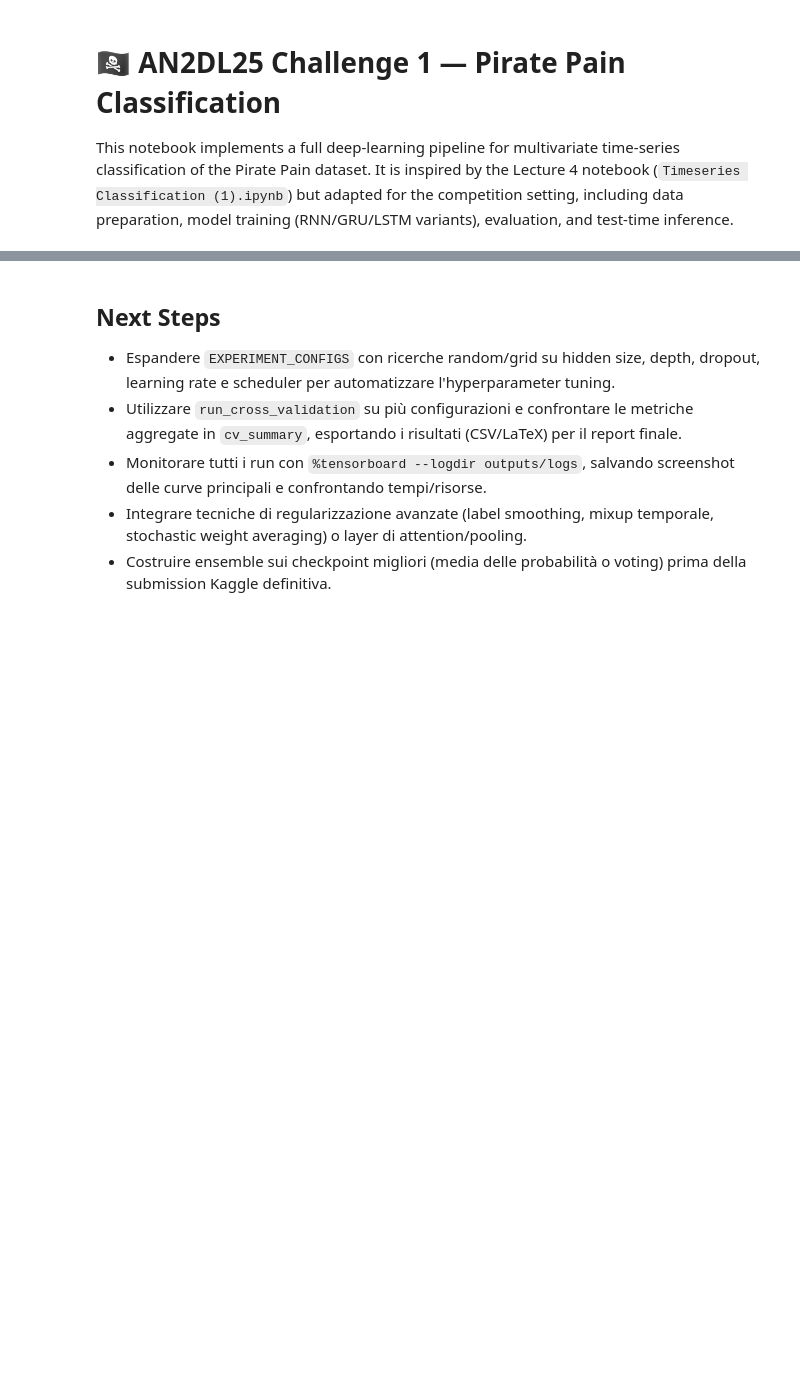
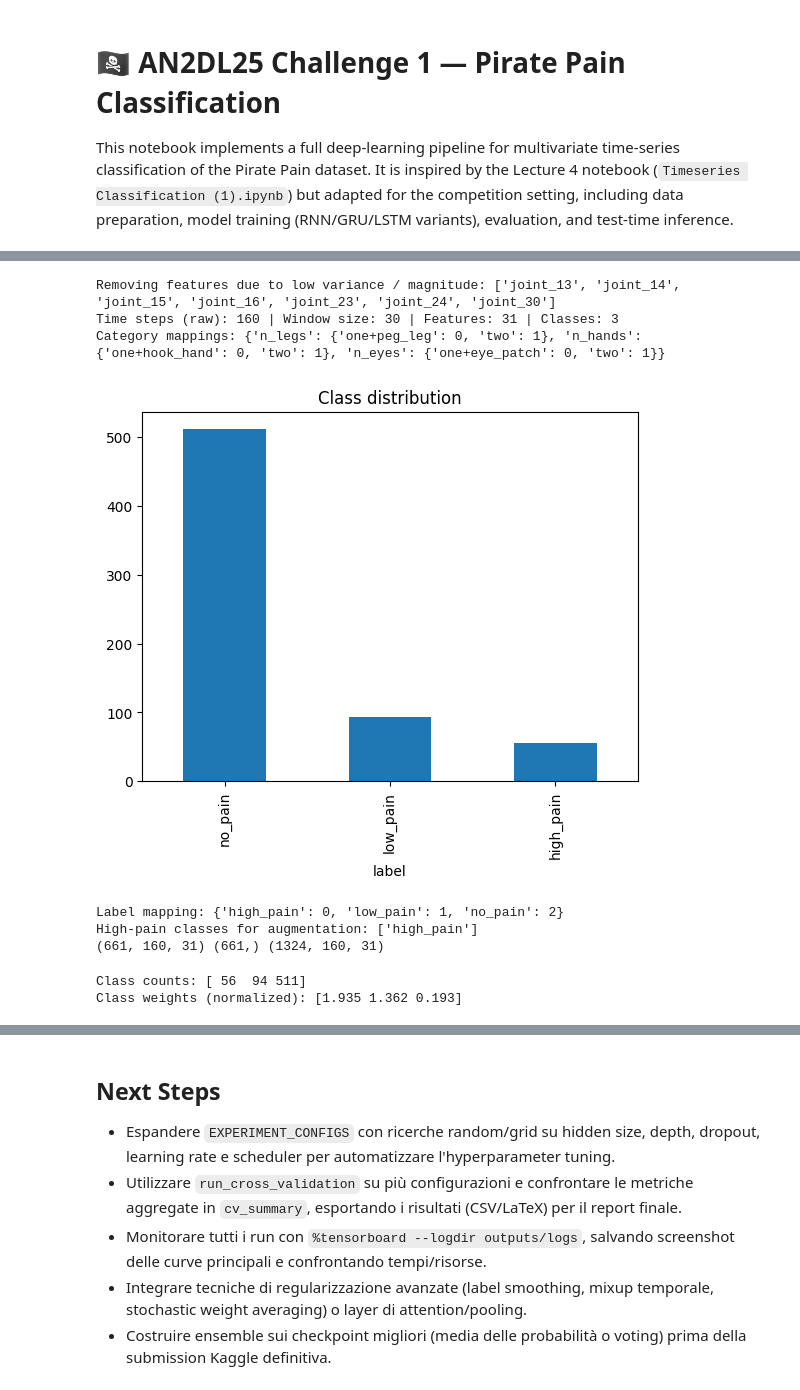
Before and after one commit to Giovanni000/challenge_mia, a Jupyter notebook: challenge1_solution.ipynb, the cells around one changed output, grey strips where cells are left out. Saved outputs shown, nothing was run; the diff lists cells and outputs as text; code cells hidden in the pictures; blank space fills up the shorter version.

```diff
--- a/challenge1_solution.ipynb
+++ b/challenge1_solution.ipynb
@@ -142,45 +150,67 @@ if features_to_drop:
         features_to_drop,
     )
     X_train_raw = X_train_raw.drop(columns=features_to_drop)
     X_test_raw = X_test_raw.drop(columns=features_to_drop)
     FEATURE_COLUMNS = [col for col in FEATURE_COLUMNS if col not in features_to_drop]
 else:
     print(
         f'No features met the pruning criteria (variance ≤{LOW_VARIANCE_THRESHOLD:.1e} and |max| ≤{LOW_MAG_THRESHOLD:.1e}).'
     )
 
 FULL_TIME_STEPS = X_train_raw['time'].nunique()
 WINDOW_SIZE = 30
-WINDOW_STRIDE = 10
+WINDOW_STRIDE = 15
 EVAL_WINDOW_SIZE = WINDOW_SIZE
 EVAL_WINDOW_STRIDE = WINDOW_STRIDE
 EVAL_AGGREGATION = 'logsumexp'
 if WINDOW_SIZE > FULL_TIME_STEPS:
     raise ValueError(
         f'Requested window size ({WINDOW_SIZE}) exceeds the available time steps ({FULL_TIME_STEPS}).'
     )
 TIME_STEPS = FULL_TIME_STEPS
+
+TIME_DIVISOR = max(FULL_TIME_STEPS - 1, 1)
+TIME_FEATURE_COLUMNS = ['time_fraction', 'time_sin', 'time_cos', 'time_is_start', 'time_is_end']
+for df in (X_train_raw, X_test_raw):
+    frac = (df['time'] / TIME_DIVISOR).astype(np.float32)
+    df['time_fraction'] = frac
+    df['time_sin'] = np.sin(2 * np.pi * frac).astype(np.float32)
+    df['time_cos'] = np.cos(2 * np.pi * frac).astype(np.float32)
+    df['time_is_start'] = (df['time'] == 0).astype(np.float32)
+    df['time_is_end'] = (df['time'] == FULL_TIME_STEPS - 1).astype(np.float32)
+
+for col in TIME_FEATURE_COLUMNS:
+    if col not in FEATURE_COLUMNS:
+        FEATURE_COLUMNS.append(col)
 
 NUM_FEATURES = len(FEATURE_COLUMNS)
 NUM_CLASSES = y_train['label'].nunique()
 print(
     f'Time steps (raw): {FULL_TIME_STEPS} | Window size: {WINDOW_SIZE} | Features: {NUM_FEATURES} | Classes: {NUM_CLASSES}'
 )
 print('Category mappings:', CATEGORY_MAPPINGS)
 
 y_train['label'].value_counts().plot(kind='bar', title='Class distribution')
 plt.show()
+# %% [output]
+Removing features due to low variance / magnitude: ['joint_13', 'joint_14', 'joint_15', 'joint_16', 'joint_23', 'joint_24', 'joint_30']
+Time steps (raw): 160 | Window size: 30 | Features: 31 | Classes: 3
+Category mappings: {'n_legs': {'one+peg_leg': 0, 'two': 1}, 'n_hands': {'one+hook_hand': 0, 'two': 1}, 'n_eyes': {'one+eye_patch': 0, 'two': 1}}
+[figure, added]
 # %%
 LABEL2IDX = {label: idx for idx, label in enumerate(sorted(y_train['label'].unique()))}
 IDX2LABEL = {idx: label for label, idx in LABEL2IDX.items()}
 print('Label mapping:', LABEL2IDX)
 
 HIGH_PAIN_LABELS = [label for label in LABEL2IDX if 'high' in label.lower()]
+LOW_PAIN_LABELS = [label for label in LABEL2IDX if 'low' in label.lower()]
 HIGH_PAIN_IDX = {LABEL2IDX[label] for label in HIGH_PAIN_LABELS}
+LOW_PAIN_IDX = {LABEL2IDX[label] for label in LOW_PAIN_LABELS}
 print('High-pain classes for augmentation:', HIGH_PAIN_LABELS or 'None')
 
 HIGH_PAIN_OVERSAMPLE = 2 if HIGH_PAIN_IDX else 1
-HIGH_PAIN_WEIGHT_SCALE = 0.9
+HIGH_PAIN_WEIGHT_SCALE = 1.1
+LOW_PAIN_WEIGHT_SCALE = 1.3
 AUGMENTATION_PARAMS = {
     'jitter_std': 0.03,
     'scale_range': (0.9, 1.1),
@@ -206,6 +236,10 @@ X_test_np = pivot_timeseries(X_test_raw)
 y_train_idx = y_train.set_index('sample_index').loc[pd.unique(X_train_raw['sample_index'])]['label'].map(LABEL2IDX).to_numpy()
 
 print(X_train_np.shape, y_train_idx.shape, X_test_np.shape)
+# %% [output]
+Label mapping: {'high_pain': 0, 'low_pain': 1, 'no_pain': 2}
+High-pain classes for augmentation: ['high_pain']
+(661, 160, 31) (661,) (1324, 160, 31)
 # %%
 class_counts = np.bincount(y_train_idx, minlength=NUM_CLASSES)
 class_weights = class_counts.sum() / (class_counts + 1e-6)
@@ -213,10 +247,16 @@ class_weights = class_weights / class_weights.mean()
 if HIGH_PAIN_IDX:
     for idx in HIGH_PAIN_IDX:
         class_weights[idx] *= HIGH_PAIN_WEIGHT_SCALE
+if LOW_PAIN_IDX:
+    for idx in LOW_PAIN_IDX:
+        class_weights[idx] *= LOW_PAIN_WEIGHT_SCALE # Correzione qui
 CLASS_COUNTS = class_counts
 CLASS_WEIGHTS = torch.tensor(class_weights, dtype=torch.float32)
 print('Class counts:', class_counts)
 print('Class weights (normalized):', np.round(class_weights, 3))
+# %% [output]
+Class counts: [ 56  94 511]
+Class weights (normalized): [1.935 1.362 0.193]
 # %%
 def compute_normalization_stats(data: np.ndarray) -> Tuple[np.ndarray, np.ndarray]:
     # data shape: (N, T, F)
```
Also changed, not shown: parts of 20 cells of this notebook, 3 other files.
